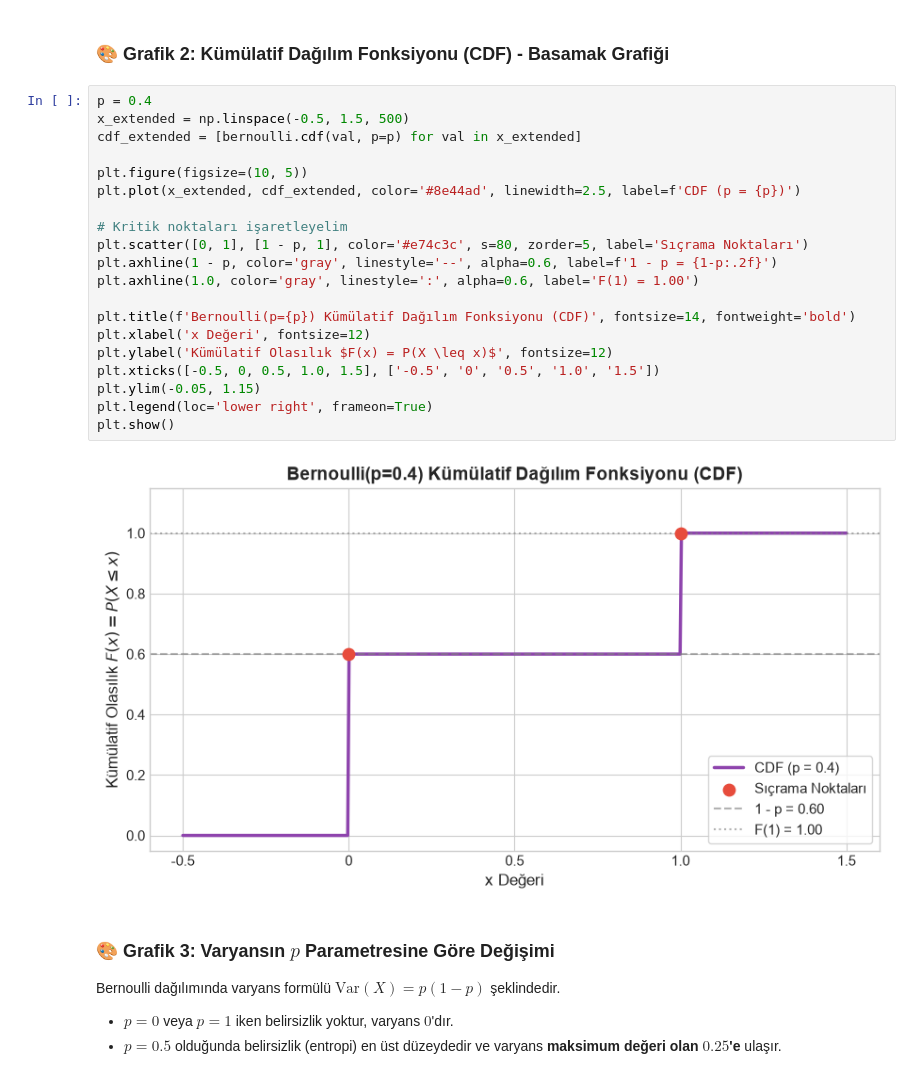
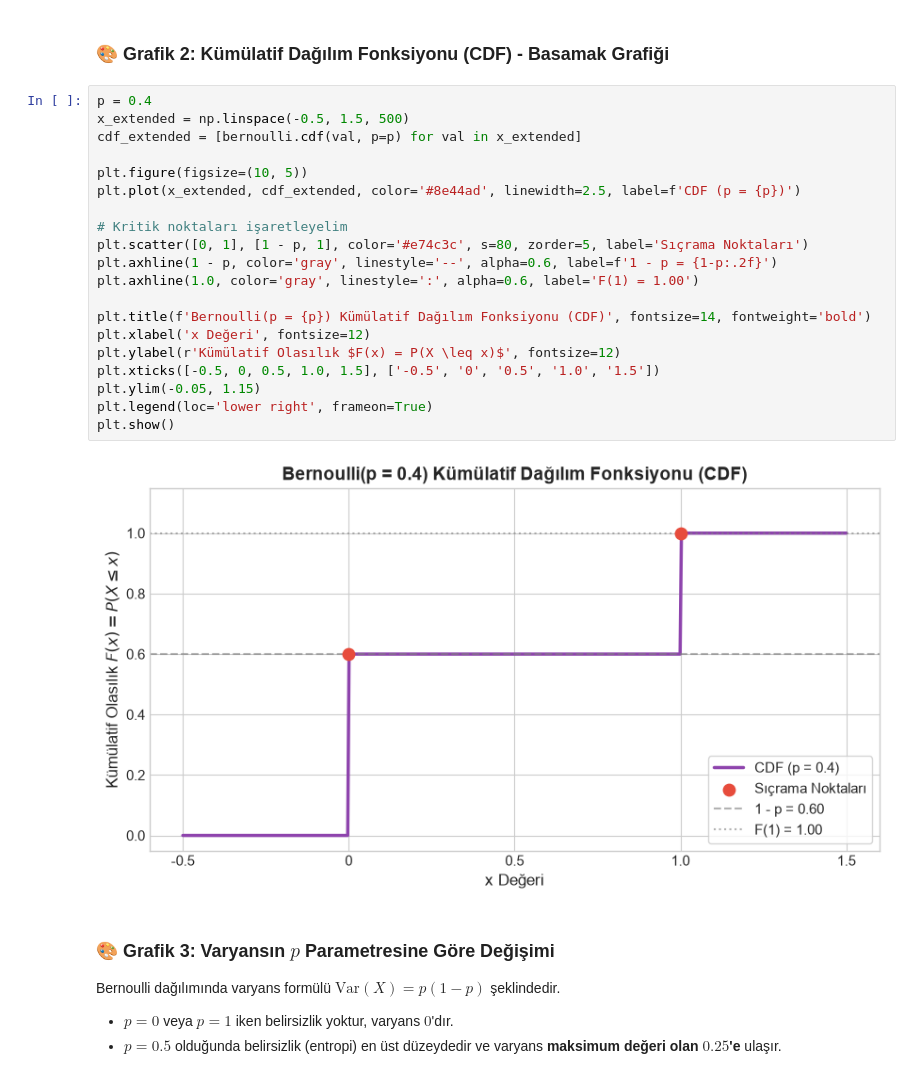
Before and after one commit to 52BaranHaydar/Olasilik-Dagilimlari, a Jupyter notebook: bernoulli_distribution.ipynb, the cells around one changed output. Saved outputs shown, nothing was run; the diff lists cells and outputs as text.

```diff
--- a/bernoulli_distribution.ipynb
+++ b/bernoulli_distribution.ipynb
@@ -202,25 +207,25 @@ plt.show()
 # %%
 p = 0.4
 x_extended = np.linspace(-0.5, 1.5, 500)
 cdf_extended = [bernoulli.cdf(val, p=p) for val in x_extended]
 
 plt.figure(figsize=(10, 5))
 plt.plot(x_extended, cdf_extended, color='#8e44ad', linewidth=2.5, label=f'CDF (p = {p})')
 
 # Kritik noktaları işaretleyelim
 plt.scatter([0, 1], [1 - p, 1], color='#e74c3c', s=80, zorder=5, label='Sıçrama Noktaları')
 plt.axhline(1 - p, color='gray', linestyle='--', alpha=0.6, label=f'1 - p = {1-p:.2f}')
 plt.axhline(1.0, color='gray', linestyle=':', alpha=0.6, label='F(1) = 1.00')
 
-plt.title(f'Bernoulli(p={p}) Kümülatif Dağılım Fonksiyonu (CDF)', fontsize=14, fontweight='bold')
+plt.title(f'Bernoulli(p = {p}) Kümülatif Dağılım Fonksiyonu (CDF)', fontsize=14, fontweight='bold')
 plt.xlabel('x Değeri', fontsize=12)
-plt.ylabel('Kümülatif Olasılık $F(x) = P(X \leq x)$', fontsize=12)
+plt.ylabel(r'Kümülatif Olasılık $F(x) = P(X \leq x)$', fontsize=12)
 plt.xticks([-0.5, 0, 0.5, 1.0, 1.5], ['-0.5', '0', '0.5', '1.0', '1.5'])
 plt.ylim(-0.05, 1.15)
 plt.legend(loc='lower right', frameon=True)
 plt.show()
 # %% [output]
-[figure, old version]
+[figure, new version]
 # %% [markdown]
 ### 🎨 Grafik 3: Varyansın $p$ Parametresine Göre Değişimi
 
```
Also changed, not shown: parts of 8 cells of this notebook.
